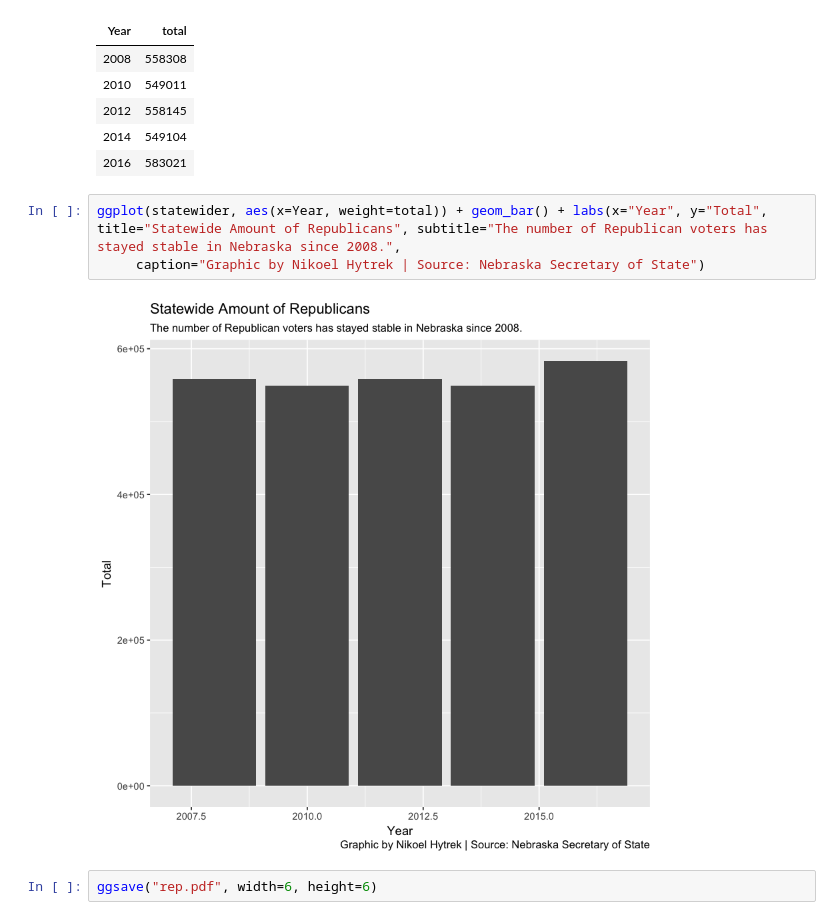
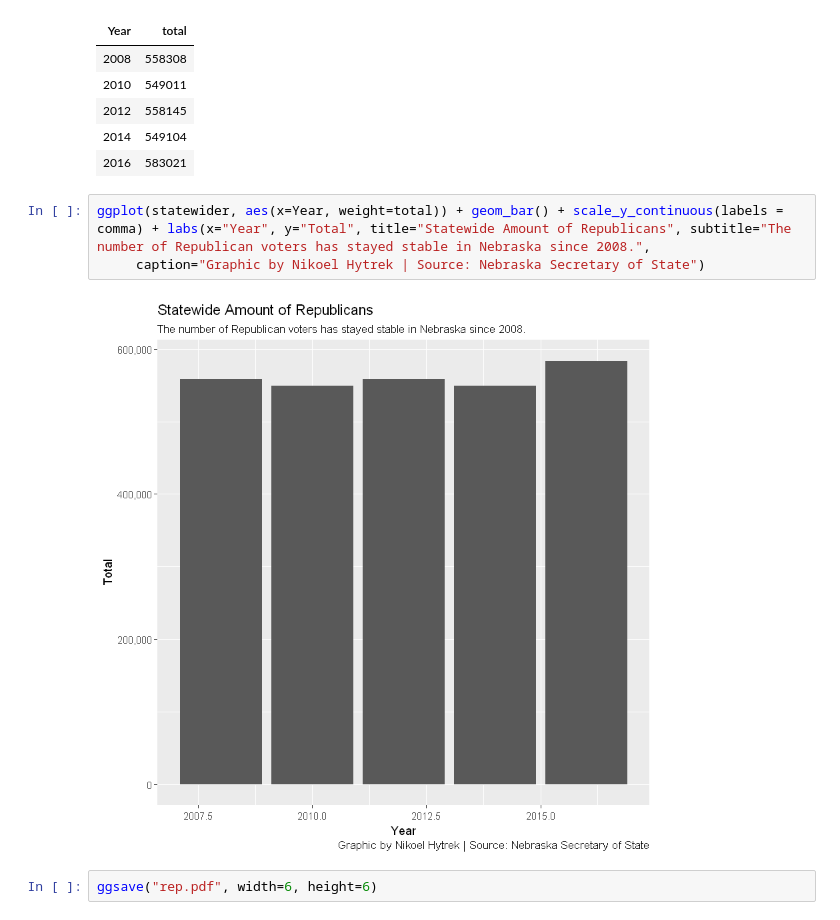
Before and after one commit to NikHytrek/First-project, a Jupyter notebook: project.ipynb, the cells around one changed output. Saved outputs shown, nothing was run; the diff lists cells and outputs as text.

```diff
--- a/project.ipynb
+++ b/project.ipynb
@@ -90,10 +85,10 @@ head(statewider)
 | 2014 | 549104 |
 | 2016 | 583021 |
 # %%
-ggplot(statewider, aes(x=Year, weight=total)) + geom_bar() + labs(x="Year", y="Total", title="Statewide Amount of Republicans", subtitle="The number of Republican voters has stayed stable in Nebraska since 2008.",
+ggplot(statewider, aes(x=Year, weight=total)) + geom_bar() + scale_y_continuous(labels = comma) + labs(x="Year", y="Total", title="Statewide Amount of Republicans", subtitle="The number of Republican voters has stayed stable in Nebraska since 2008.",
      caption="Graphic by Nikoel Hytrek | Source: Nebraska Secretary of State")
 # %% [output]
-[figure, old version]
+[figure, new version]
 # %%
 ggsave("rep.pdf", width=6, height=6)
 # %%
```
Also changed, not shown: parts of 13 cells of this notebook.
